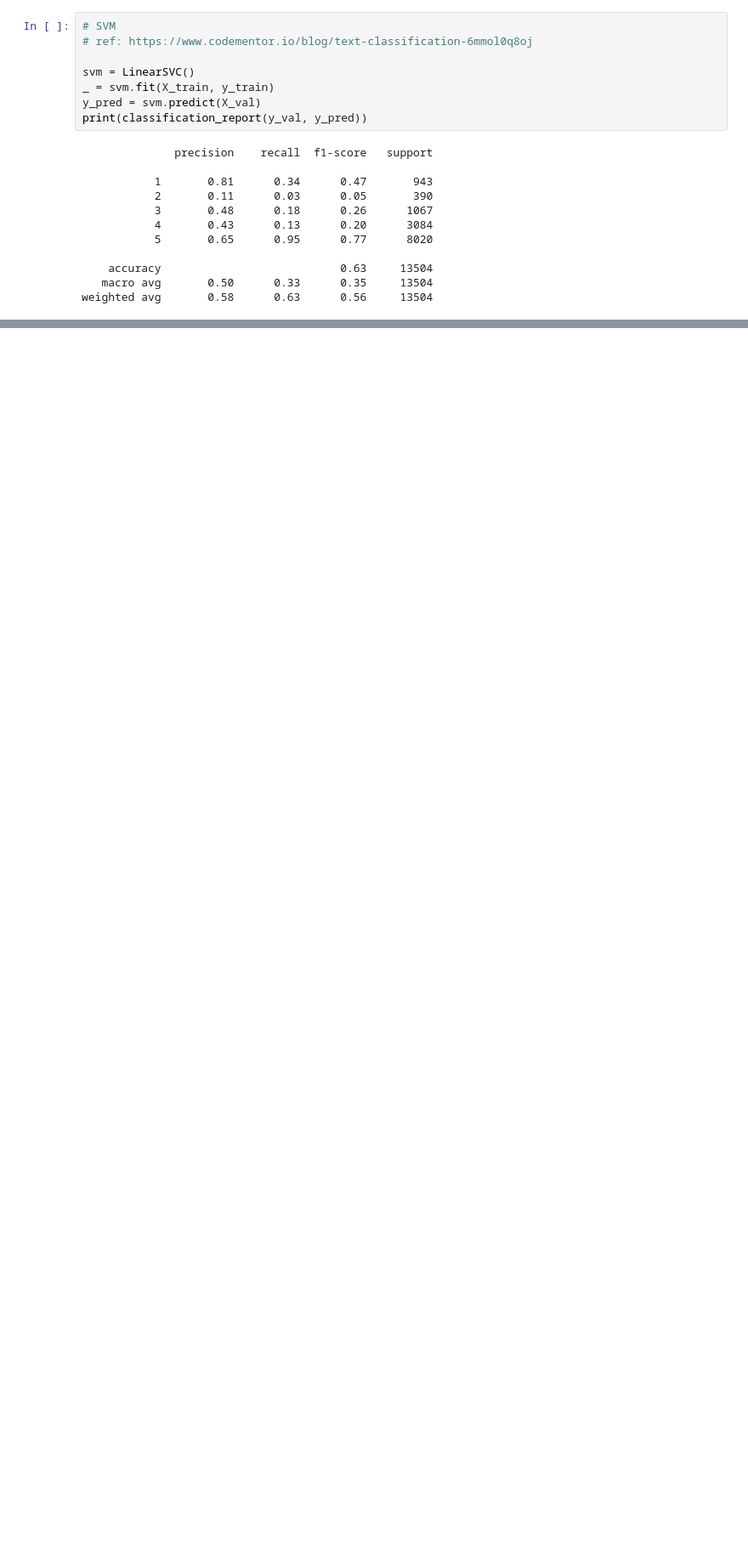
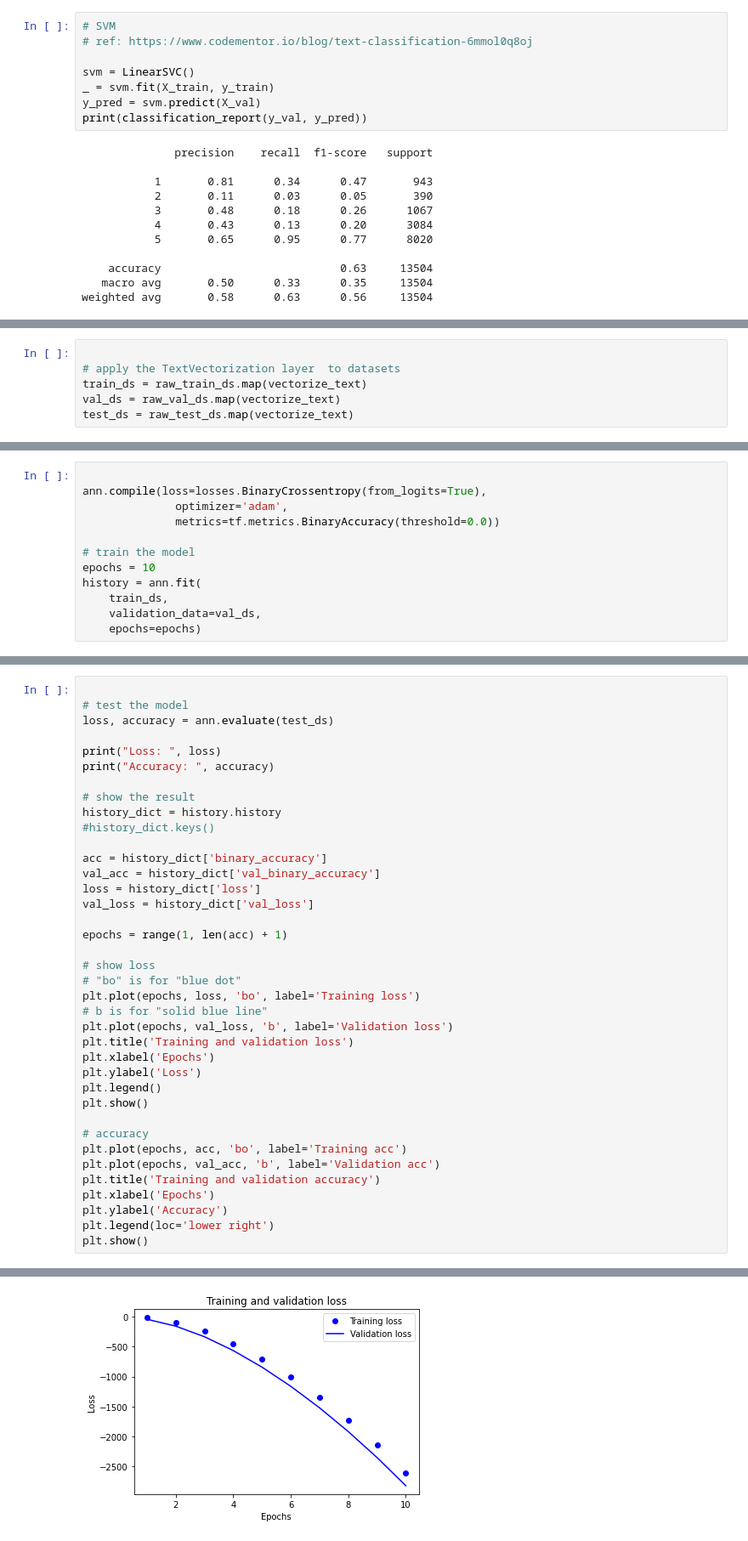
Before and after one commit to evilsizord/mscs-data-mining-project, a Jupyter notebook: Data_Mining_Final_Project.ipynb, the cells around one changed output, grey strips where cells are left out. Shown: that part at 85% size. Saved outputs shown, nothing was run; the diff lists cells and outputs as text; blank space fills up the shorter version.

```diff
--- a/Data_Mining_Final_Project.ipynb
+++ b/Data_Mining_Final_Project.ipynb
@@ -484,0 +573,6 @@ weighted avg       0.58      0.63      0.56     13504
+# %%
+
+# apply the TextVectorization layer  to datasets
+train_ds = raw_train_ds.map(vectorize_text)
+val_ds = raw_val_ds.map(vectorize_text)
+test_ds = raw_test_ds.map(vectorize_text)
@@ -484,0 +613,12 @@ weighted avg       0.58      0.63      0.56     13504
+# %%
+
+ann.compile(loss=losses.BinaryCrossentropy(from_logits=True),
+              optimizer='adam',
+              metrics=tf.metrics.BinaryAccuracy(threshold=0.0))
+
+# train the model
+epochs = 10
+history = ann.fit(
+    train_ds,
+    validation_data=val_ds,
+    epochs=epochs)
@@ -484,0 +646,39 @@ weighted avg       0.58      0.63      0.56     13504
+# %%
+
+# test the model
+loss, accuracy = ann.evaluate(test_ds)
+
+print("Loss: ", loss)
+print("Accuracy: ", accuracy)
+
+# show the result
+history_dict = history.history
+#history_dict.keys()
+
+acc = history_dict['binary_accuracy']
+val_acc = history_dict['val_binary_accuracy']
+loss = history_dict['loss']
+val_loss = history_dict['val_loss']
+
+epochs = range(1, len(acc) + 1)
+
+# show loss
+# "bo" is for "blue dot"
+plt.plot(epochs, loss, 'bo', label='Training loss')
+# b is for "solid blue line"
+plt.plot(epochs, val_loss, 'b', label='Validation loss')
+plt.title('Training and validation loss')
+plt.xlabel('Epochs')
+plt.ylabel('Loss')
+plt.legend()
+plt.show()
+
+# accuracy
+plt.plot(epochs, acc, 'bo', label='Training acc')
+plt.plot(epochs, val_acc, 'b', label='Validation acc')
+plt.title('Training and validation accuracy')
+plt.xlabel('Epochs')
+plt.ylabel('Accuracy')
+plt.legend(loc='lower right')
+plt.show()
+# %% [output]
@@ -484,0 +688 @@ weighted avg       0.58      0.63      0.56     13504
+[figure, added]
```
Also changed, not shown: parts of 9 cells of this notebook.
